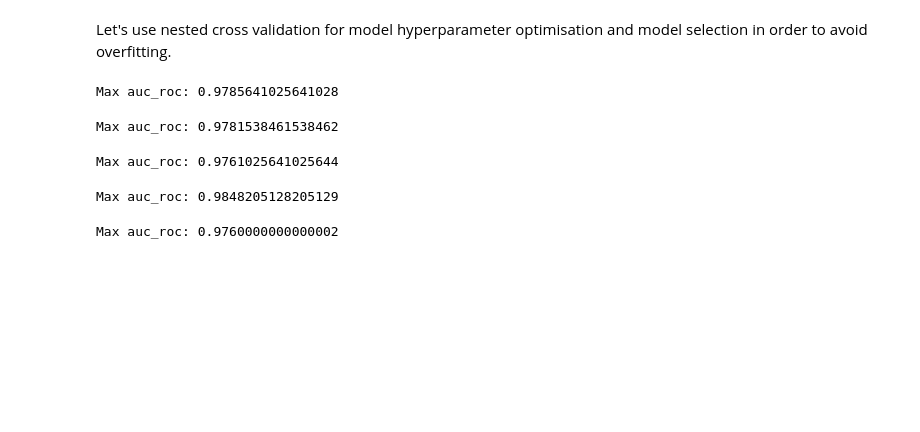
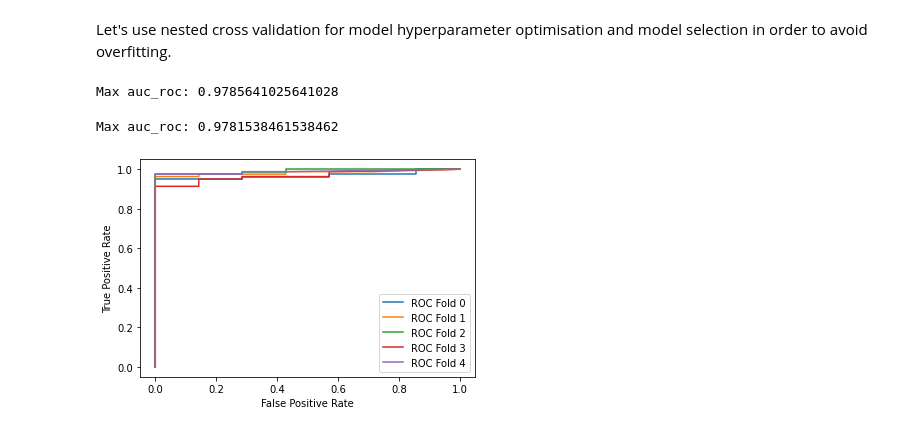
Before and after one commit to FirasSadiyah/TCGA_ML, a Jupyter notebook: 04_MachineLearning.ipynb, the cells around one changed output. Saved outputs shown, nothing was run; the diff lists cells and outputs as text; code cells hidden in the pictures; blank space fills up the shorter version.

```diff
--- a/04_MachineLearning.ipynb
+++ b/04_MachineLearning.ipynb
@@ -225,6 +225,9 @@ X_train, X_test, y_train, y_test = train_test_split(features_dge10, labels, test
 # %% [markdown]
 Let's use nested cross validation for model hyperparameter optimisation and model selection in order to avoid overfitting.
 # %%
+clf_list, valid_roc_list = ([], [])
+selected_genes = set()
+
 # let's define a function to split the data into train/validation sets using stratified Sampling (vs random sampling)
 train_val_sss = StratifiedShuffleSplit(n_splits = 5, test_size = 0.2, random_state = 1)
 
@@ -243,12 +246,34 @@ for train_idx, val_idx in tqdm(train_val_sss.split(X_train, y_train)):
 
     # fit the model
     clf.fit(train_data, train_target)
-
+    # store the classifers
+    clf_list.append(clf)
     # print
     print ('Max auc_roc:', clf.scores_[1].mean(axis=0).max())
+
+    # capture the top k feature based on the estimator model metrics (vs. p-value)
+    selector = SelectFromModel(clf, prefit = True, threshold = None)
+    # subset the training set using the selected features and store
+    [selected_genes.add(x) for x in train_data.loc[:, selector.get_support()].columns.values]
+
+    # use the model to predict the validation set
+    y_pred_prob = clf.predict_proba(val_data)[:,1]
+    # calcualte ROC on validation set
+    valid_roc_list.append(roc_curve(val_target, y_pred_prob))
 # %% [output]
 Max auc_roc: 0.9785641025641028
 Max auc_roc: 0.9781538461538462
-Max auc_roc: 0.9761025641025644
-Max auc_roc: 0.9848205128205129
-Max auc_roc: 0.9760000000000002
+# %%
+for i in range(len(valid_roc_list)):
+    plt.plot(valid_roc_list[i][0],      # fpr
+             valid_roc_list[i][1],      # tpr
+             label = 'ROC Fold %s' %i)  # label
+# axis labels
+plt.xlabel('False Positive Rate')
+plt.ylabel('True Positive Rate')
+# show the legend
+plt.legend()
+# show the plot
+plt.show()
+# %% [output]
+[figure, added]
```
Also changed, not shown: parts of 1 cell of this notebook.
